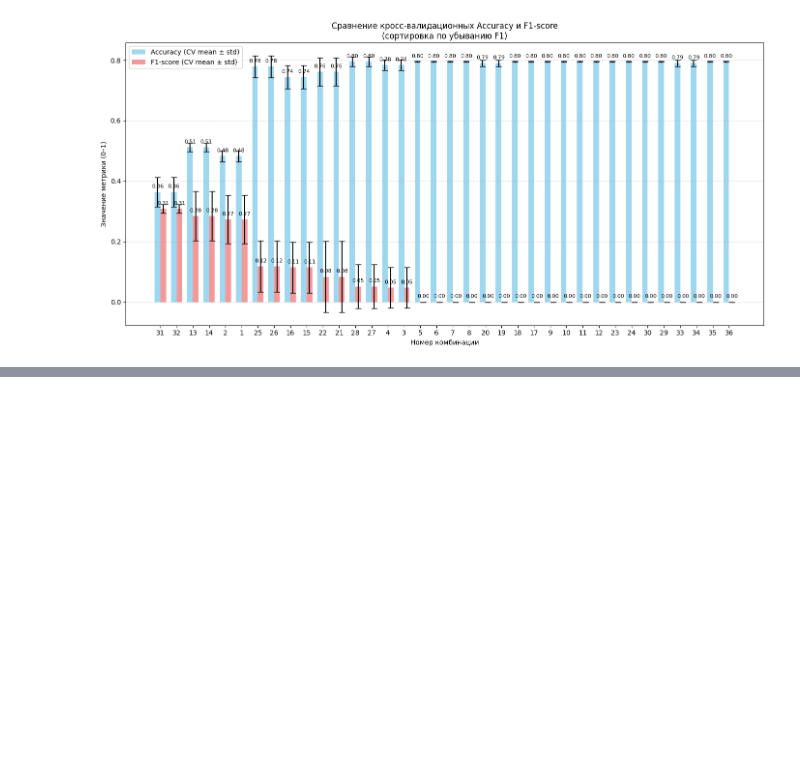
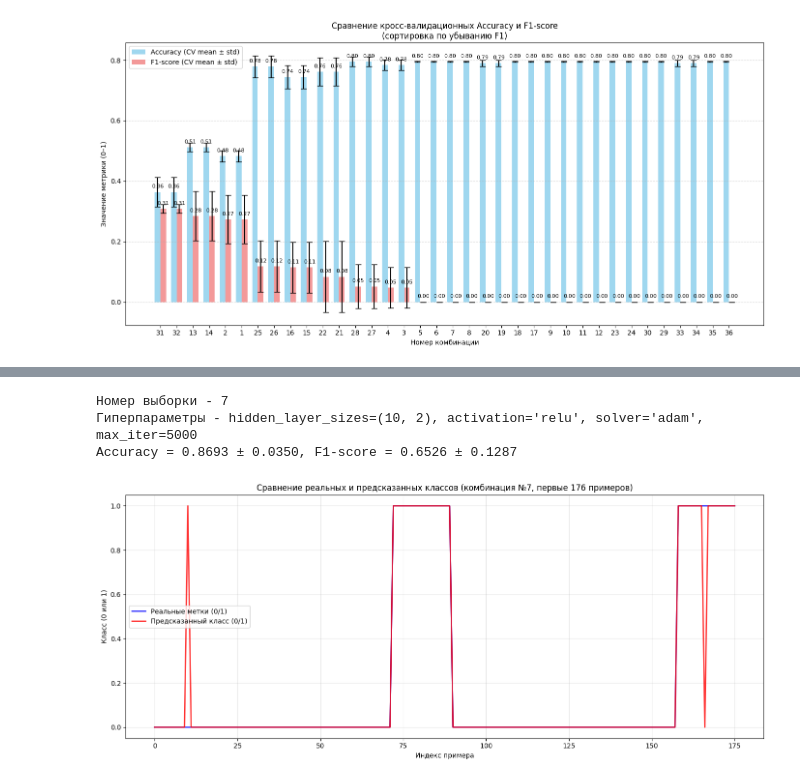
Before and after one commit to Bexaric/LB3_ML_Yakushev, a Jupyter notebook: notebook/LB3_Jupyter.ipynb, the cells around one changed output, grey strips where cells are left out. Saved outputs shown, nothing was run; the diff lists cells and outputs as text; code cells hidden in the pictures; blank space fills up the shorter version.

```diff
--- a/notebook/LB3_Jupyter.ipynb
+++ b/notebook/LB3_Jupyter.ipynb
@@ -461,0 +502,8 @@ CV F1-score: 0.0000 ± 0.0000
+# %%
+number_param = 7
+plot_model_by_combo_id(number_param, df_results_norm, data_x_scaled, data_y, random_state)
+# %% [output]
+Номер выборки - 7
+Гиперпараметры - hidden_layer_sizes=(10, 2), activation='relu', solver='adam', max_iter=5000
+Accuracy = 0.8693 ± 0.0350, F1-score = 0.6526 ± 0.1287
+[figure, added]
```
Also changed, not shown: parts of 21 cells of this notebook.
